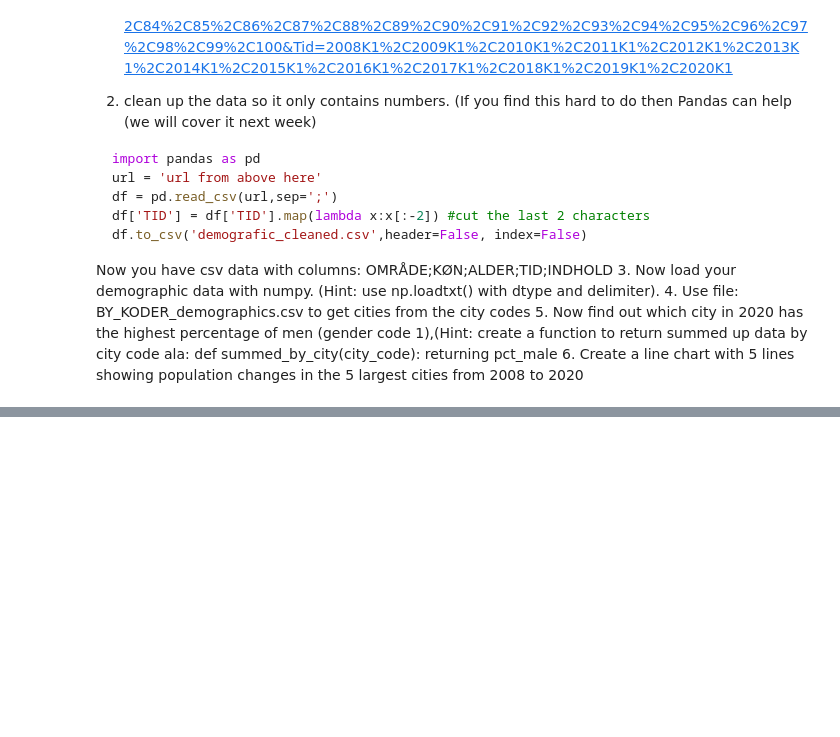
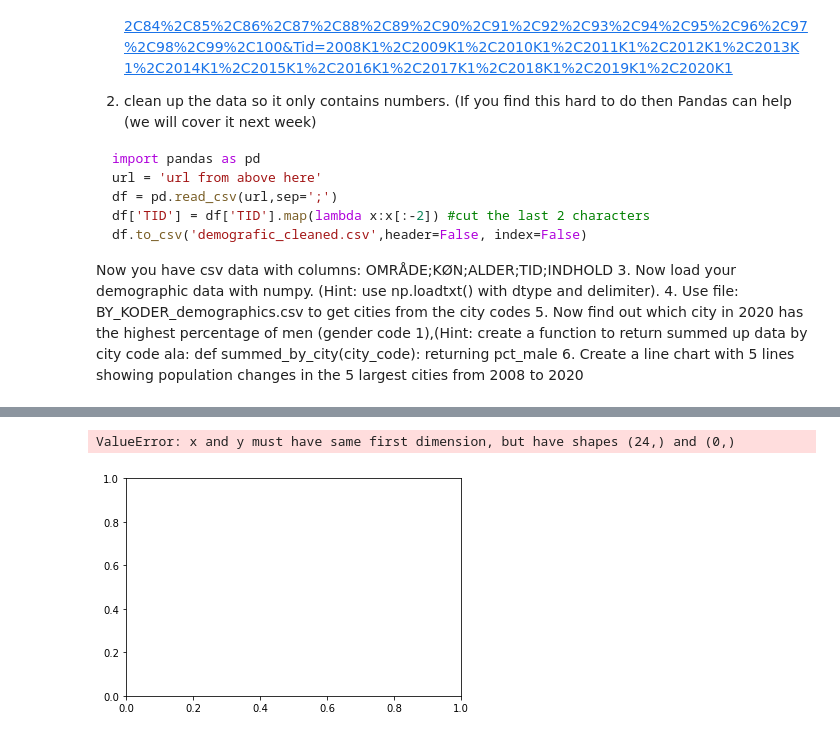
Before and after one commit to Bloom9900/python_handins, a Jupyter notebook: Week_4.ipynb, the cells around one changed output, grey strips where cells are left out. Cells and saved outputs as stored; diff of their text form; code cells hidden in the pictures; blank space fills up the shorter version.

Commit message:
Week 4 assignment 1.7 doesn't have intended functionality, or gets wrong values out

```diff
--- a/Week_4.ipynb
+++ b/Week_4.ipynb
@@ -80,0 +92,18 @@ print(np.sum(statkode[above_65_in_2015_mask][:,4]))
+# %%
+vesterbro_amount_people = []
+østerbro_amount_people = []
+years = [1992, 1993, 1994, 1995, 1996, 1997, 1998,
+         1999, 2000, 2001, 2002, 2003, 2004, 2005,
+         2006, 2007, 2008, 2009, 2010, 2011, 2012,
+         2013, 2014, 2015]
+
+vesterbro_population = []
+oesterbro_population = []
+
+mask_vesterbro = (statkode[:,1] == 4)
+mask_oesterbro = (statkode[:,1] == 2)
+
+for year in range(1992, 2015+1):
+    mask_year = (statkode[:,0] == year)
+    vesterbro_population = statkode[mask_vesterbro & mask_year]
+    print('Year: ', year, np.sum(statkode[vesterbro_population][:,4]))
@@ -80,0 +128,5 @@ print(np.sum(statkode[above_65_in_2015_mask][:,4]))
+# %%
+plt.plot(years, vesterbro_amount_people)
+# %% [output]
+ValueError: x and y must have same first dimension, but have shapes (24,) and (0,)
+[figure, added]
```
Also changed, not shown: parts of 3 cells of this notebook.
